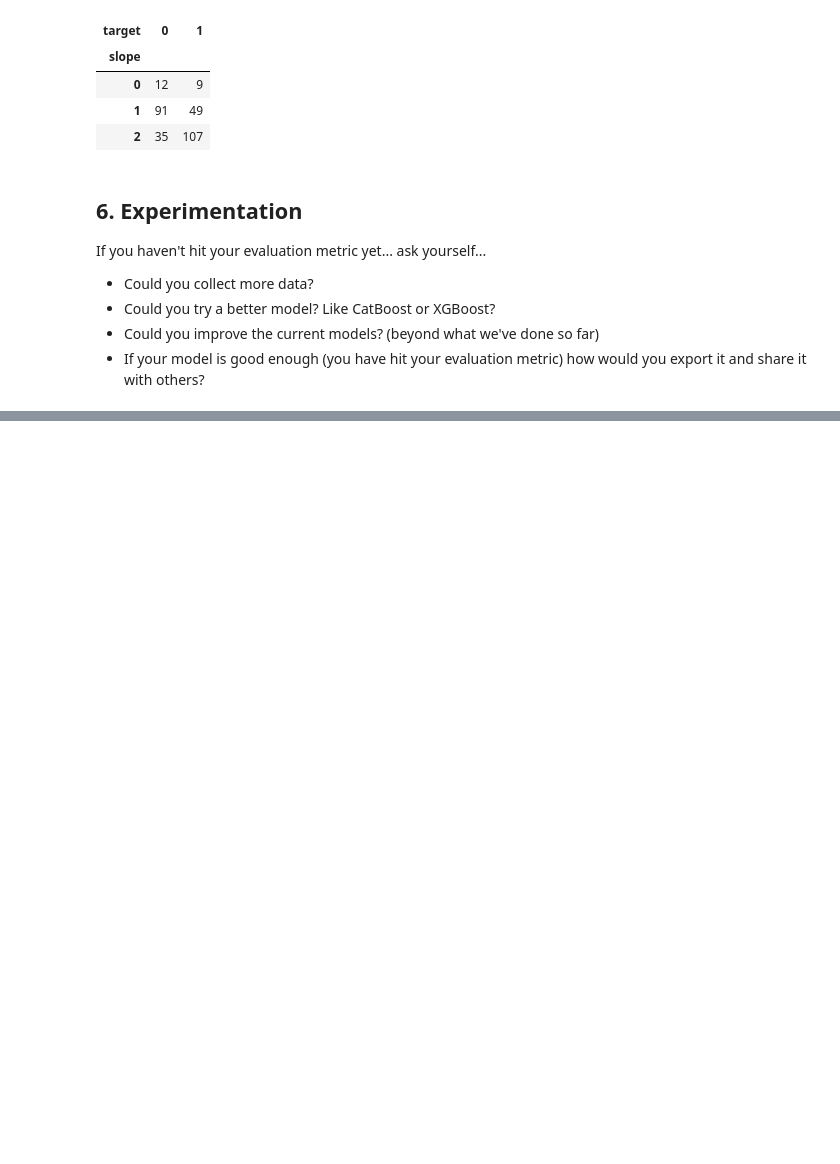
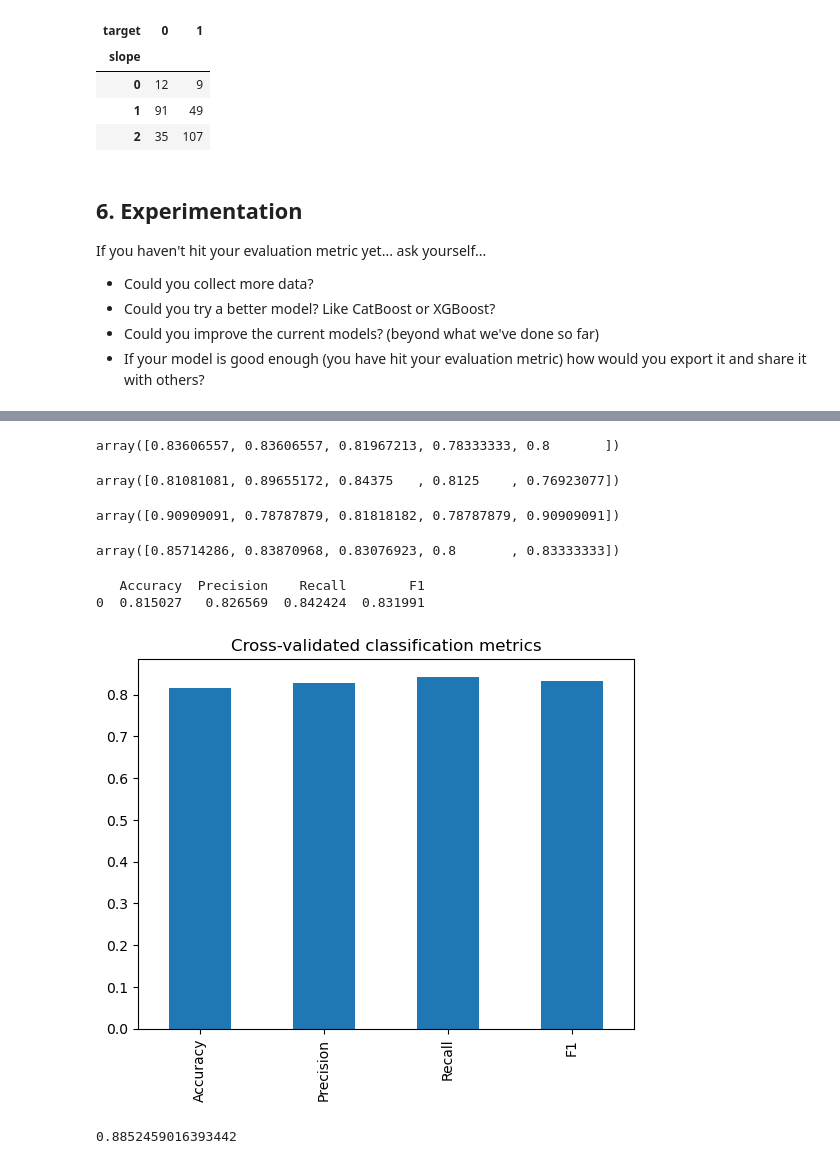
Before and after one commit to Kyprianos2001/Heart-Disease-Prediction-Project-Classification, a Jupyter notebook: end-to-end-heart-disease-classification.ipynb, the cells around one changed output, grey strips where cells are left out. Drawn from its saved outputs; the diff is of its cells as text; code cells hidden in the pictures; blank space fills up the shorter version.

```diff
--- a/end-to-end-heart-disease-classification.ipynb
+++ b/end-to-end-heart-disease-classification.ipynb
@@ -882,0 +1046,40 @@ If you haven't hit your evaluation metric yet... ask yourself...
+# %%
+# Let's check the other metrics of the XGB model
+# cv accuracy
+cv_xgb_acc = cross_val_score(model_xgb, X, y, cv=5, scoring='accuracy')
+cv_xgb_acc
+# %% [output]
+array([0.83606557, 0.83606557, 0.81967213, 0.78333333, 0.8       ])
+# %%
+# cv precision
+cv_xgb_precision = cross_val_score(model_xgb, X, y, cv=5, scoring='precision')
+cv_xgb_precision
+# %% [output]
+array([0.81081081, 0.89655172, 0.84375   , 0.8125    , 0.76923077])
+# %%
+# cv recall
+cv_xgb_recall = cross_val_score(model_xgb, X, y, cv=5, scoring='recall')
+cv_xgb_recall
+# %% [output]
+array([0.90909091, 0.78787879, 0.81818182, 0.78787879, 0.90909091])
+# %%
+# cv f1 score
+cv_xgb_f1 = cross_val_score(model_xgb, X, y, cv=5, scoring='f1')
+cv_xgb_f1
+# %% [output]
+array([0.85714286, 0.83870968, 0.83076923, 0.8       , 0.83333333])
+# %%
+# Plot all of them together
+scores = pd.DataFrame({'Accuracy':np.mean(cv_xgb_acc),
+                       'Precision':np.mean(cv_xgb_precision),
+                       'Recall':np.mean(cv_xgb_recall),
+                       'F1':np.mean(cv_xgb_f1)},
+                        index=[0])
+
+scores.T.plot.bar(title='Cross-validated classification metrics',
+                      legend=False);
+print(scores)
+# %% [output]
+   Accuracy  Precision    Recall        F1
+0  0.815027   0.826569  0.842424  0.831991
+[figure, added]
@@ -882,0 +1090,4 @@ If you haven't hit your evaluation metric yet... ask yourself...
+# %%
+model_xgb.score(X_test,y_test)
+# %% [output]
+0.8852459016393442
```
Also changed, not shown: parts of 41 cells of this notebook.
